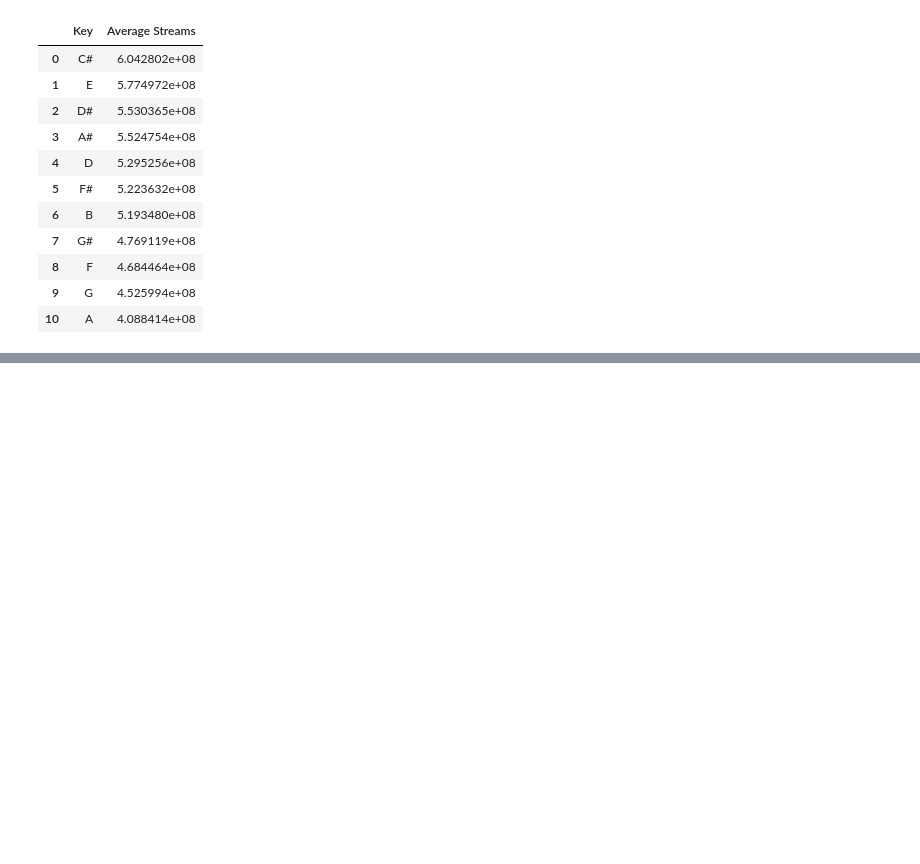
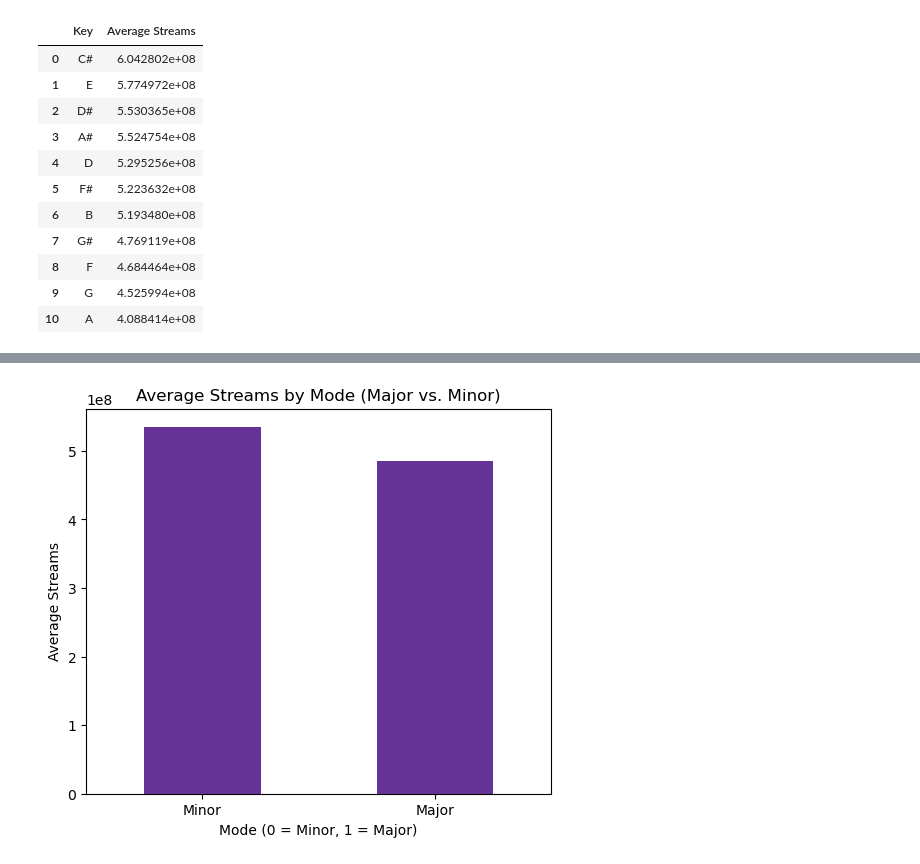
Before and after one commit to daphnerbld/Spotify-Exploratory-Data-Analysis, a Jupyter notebook: Robleado_EDA.ipynb, the cells around one changed output, grey strips where cells are left out. Cells and saved outputs as stored; diff of their text form; code cells hidden in the pictures; blank space fills up the shorter version.

```diff
--- a/Robleado_EDA.ipynb
+++ b/Robleado_EDA.ipynb
@@ -295,0 +306,14 @@ Average Streams by Key:
+# %%
+# Calculate average streams by mode (e.g., Major = 1, Minor = 0)
+avg_streams_by_mode = df.groupby('mode')['streams'].mean()
+
+# Plot average streams by mode
+plt.figure(figsize=(6, 5))
+avg_streams_by_mode.plot(kind='bar', color='rebeccapurple')
+plt.title('Average Streams by Mode (Major vs. Minor)')
+plt.xlabel('Mode (0 = Minor, 1 = Major)')
+plt.ylabel('Average Streams')
+plt.xticks(ticks=[0, 1], labels=['Minor', 'Major'], rotation=0)
+plt.show()
+# %% [output]
+[figure, added]
```
Also changed, not shown: parts of 4 cells of this notebook.
